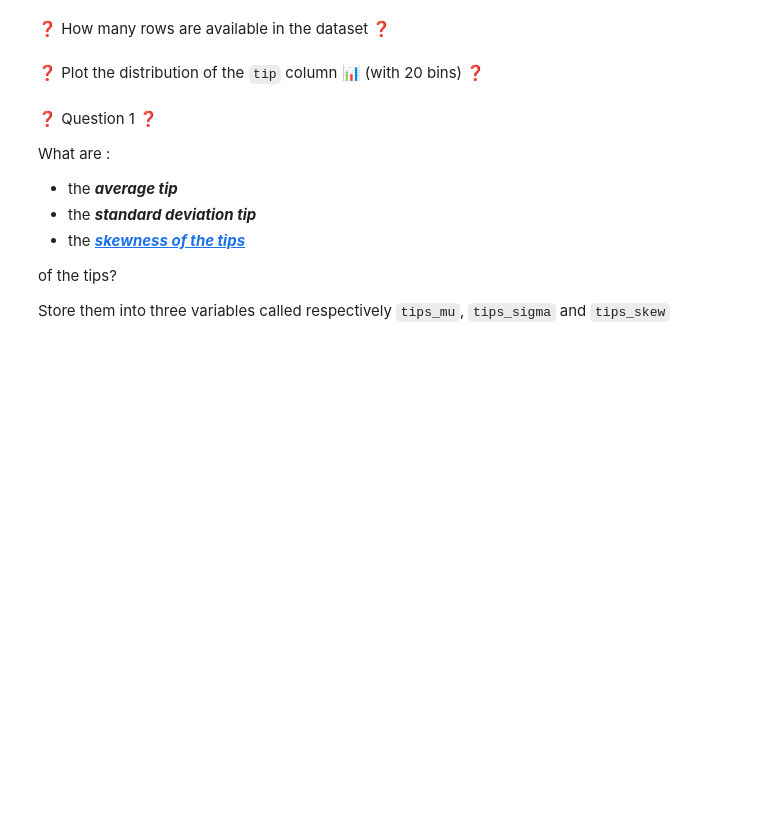
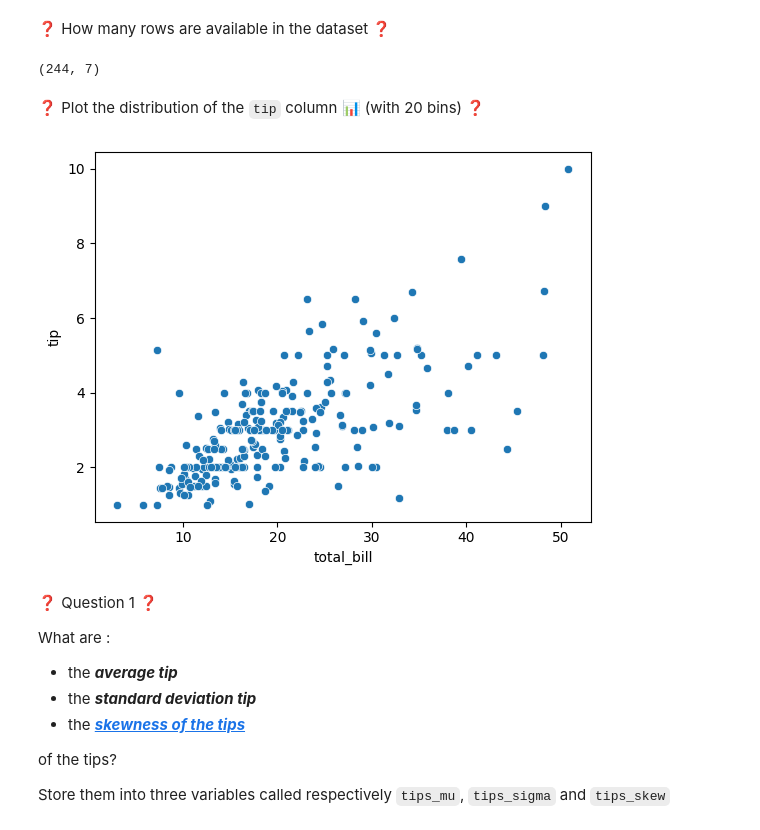
Before and after one commit to darlantane/data-central-limit-theorem, a Jupyter notebook: central-limit-theorem.ipynb, the cells around one changed output. Drawn from its saved outputs; the diff is of its cells as text; code cells hidden in the pictures; blank space fills up the shorter version.

```diff
--- a/central-limit-theorem.ipynb
+++ b/central-limit-theorem.ipynb
@@ -72,5 +86,8 @@ tips_df
 ❓ How many rows are available in the dataset ❓
 # %%
 # YOUR CODE HERE
+tips_df.shape
+# %% [output]
+(244, 7)
 # %% [markdown]
 ❓ Plot the distribution of the `tip` column 📊 (with 20 bins) ❓
@@ -79,3 +94,9 @@ tips_df
+# %%
+# YOUR CODE HERE
+sns.scatterplot(data=tips_df, x='total_bill', y='tip')
+plt.show()
+# %% [output]
+[figure, added]
 # %% [markdown]
 ❓ Question 1 ❓
 
```
Also changed, not shown: parts of 8 cells of this notebook.
